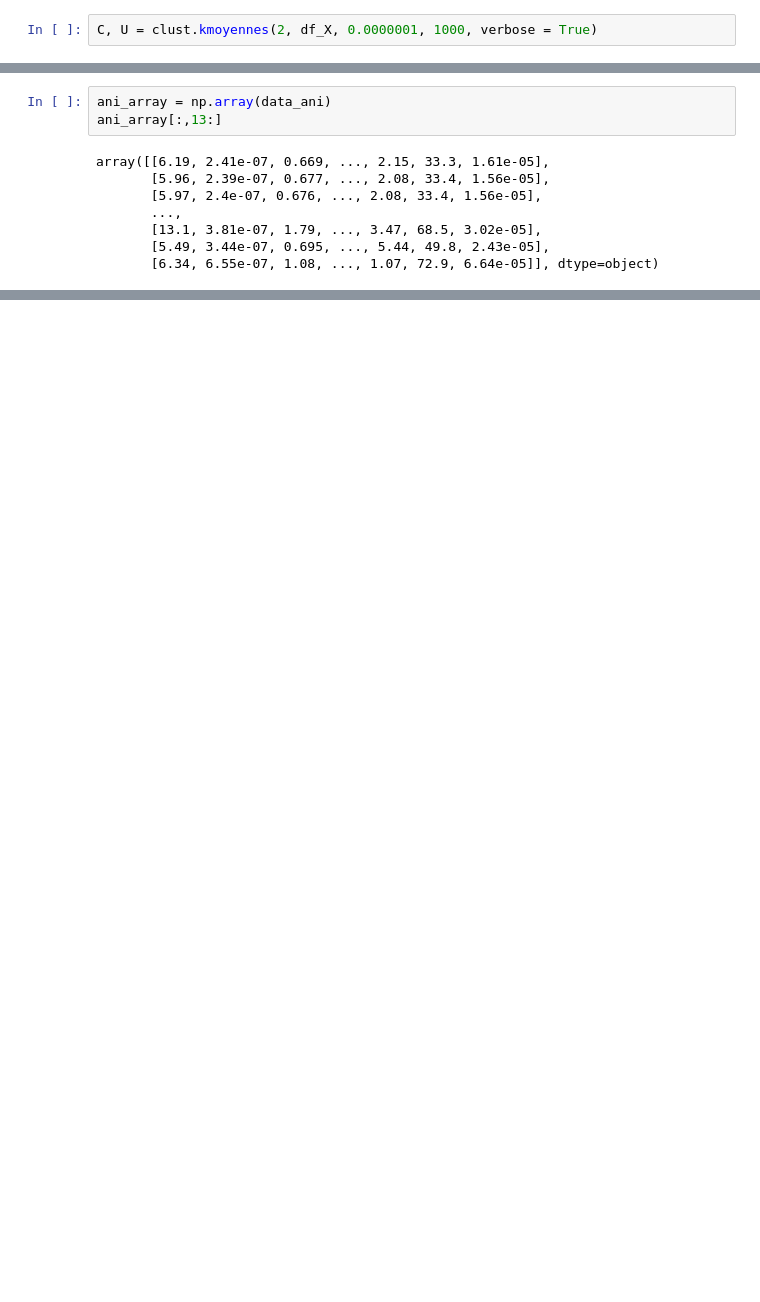
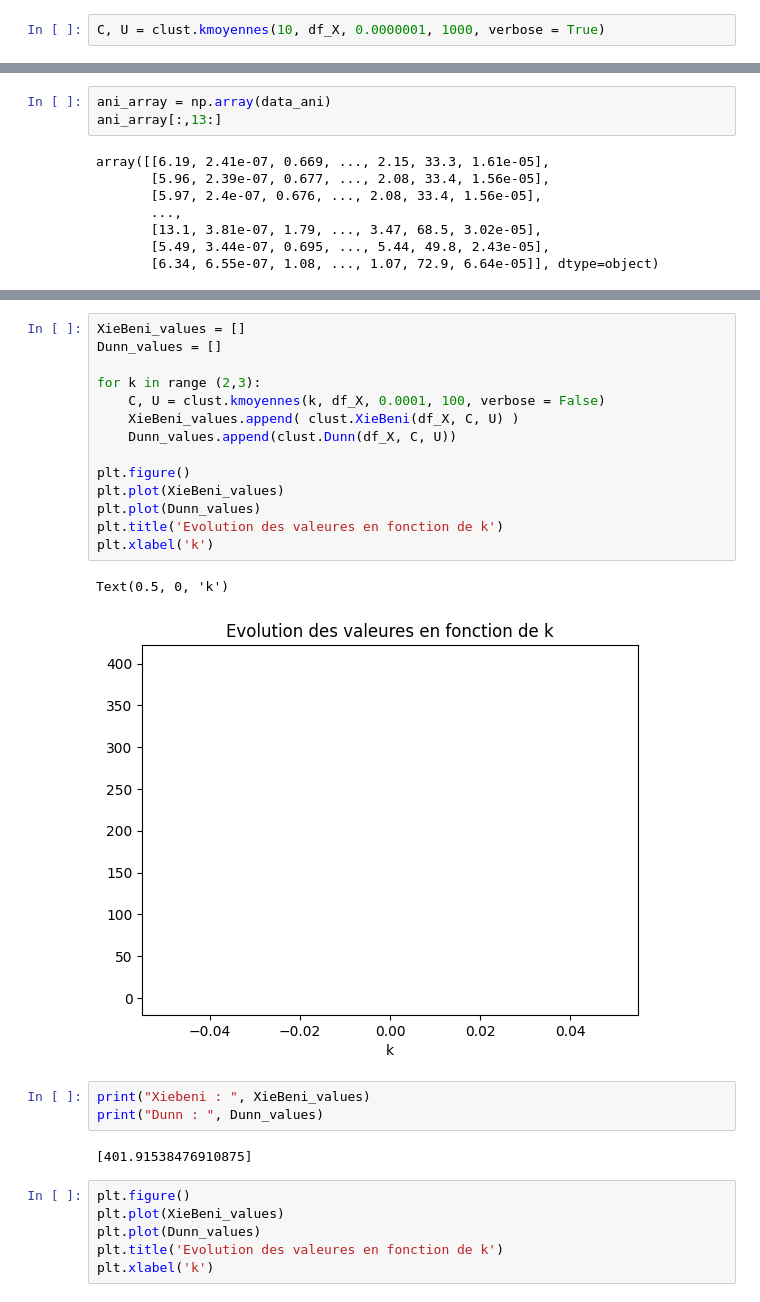
Before and after one commit to iLykTurtlz/MLAlgorithms3, a Jupyter notebook: Projet2/projet-2.ipynb, the cells around one changed output, grey strips where cells are left out. Cells and saved outputs as stored; diff of their text form; blank space fills up the shorter version.

```diff
--- a/Projet2/projet-2.ipynb
+++ b/Projet2/projet-2.ipynb
@@ -773,5 +773,5 @@ Il faut un dataframe de la base X
 # %%
 df_X = pd.DataFrame(data=X, columns = ["X"+str(i) for i in range(X.shape[1])])
 # %%
-C, U = clust.kmoyennes(2, df_X, 0.0000001, 1000, verbose = True)
+C, U = clust.kmoyennes(10, df_X, 0.0000001, 1000, verbose = True)
 # %% [output]
@@ -871,2 +834,30 @@ print("produit vegetaux totaux de base : ", len(veg_array) )
 produit animaux totaux de base :  1487
 produit vegetaux totaux de base :  1023
+# %%
+XieBeni_values = []
+Dunn_values = []
+
+for k in range (2,3):
+    C, U = clust.kmoyennes(k, df_X, 0.0001, 100, verbose = False)
+    XieBeni_values.append( clust.XieBeni(df_X, C, U) )
+    Dunn_values.append(clust.Dunn(df_X, C, U))
+
+plt.figure()
+plt.plot(XieBeni_values)
+plt.plot(Dunn_values)
+plt.title('Evolution des valeures en fonction de k')
+plt.xlabel('k')
+# %% [output]
+Text(0.5, 0, 'k')
+[figure, added]
+# %%
+print("Xiebeni : ", XieBeni_values)
+print("Dunn : ", Dunn_values)
+# %% [output]
+[401.91538476910875]
+# %%
+plt.figure()
+plt.plot(XieBeni_values)
+plt.plot(Dunn_values)
+plt.title('Evolution des valeures en fonction de k')
+plt.xlabel('k')
```
Also changed, not shown: parts of 7 cells of this notebook, 2 other files.
